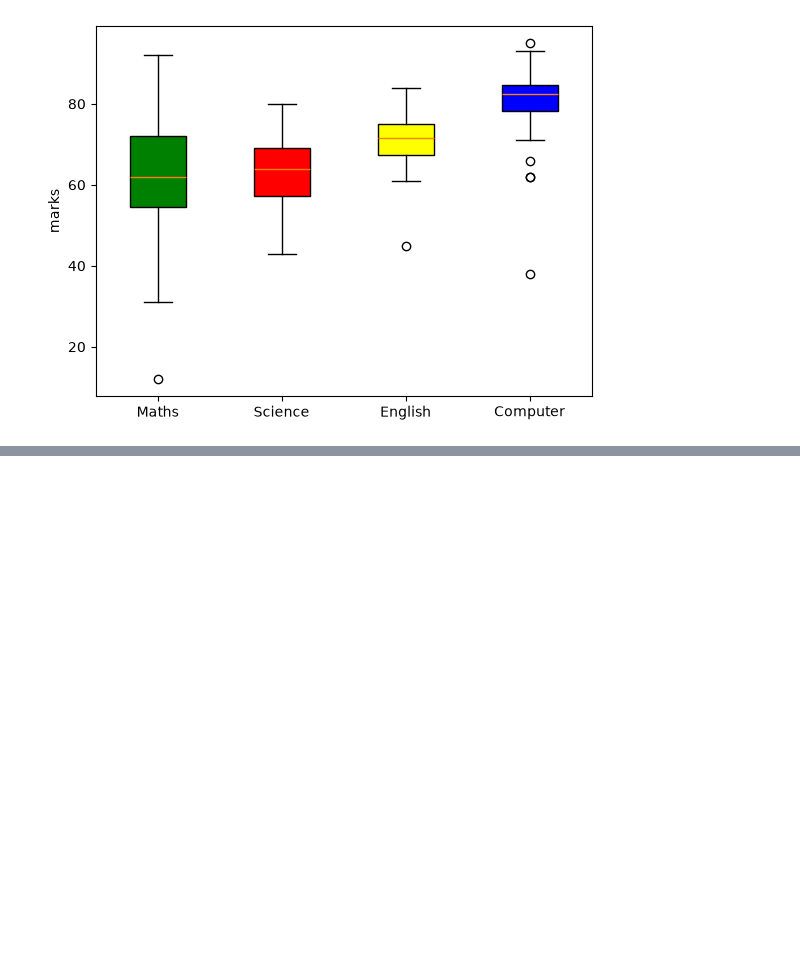
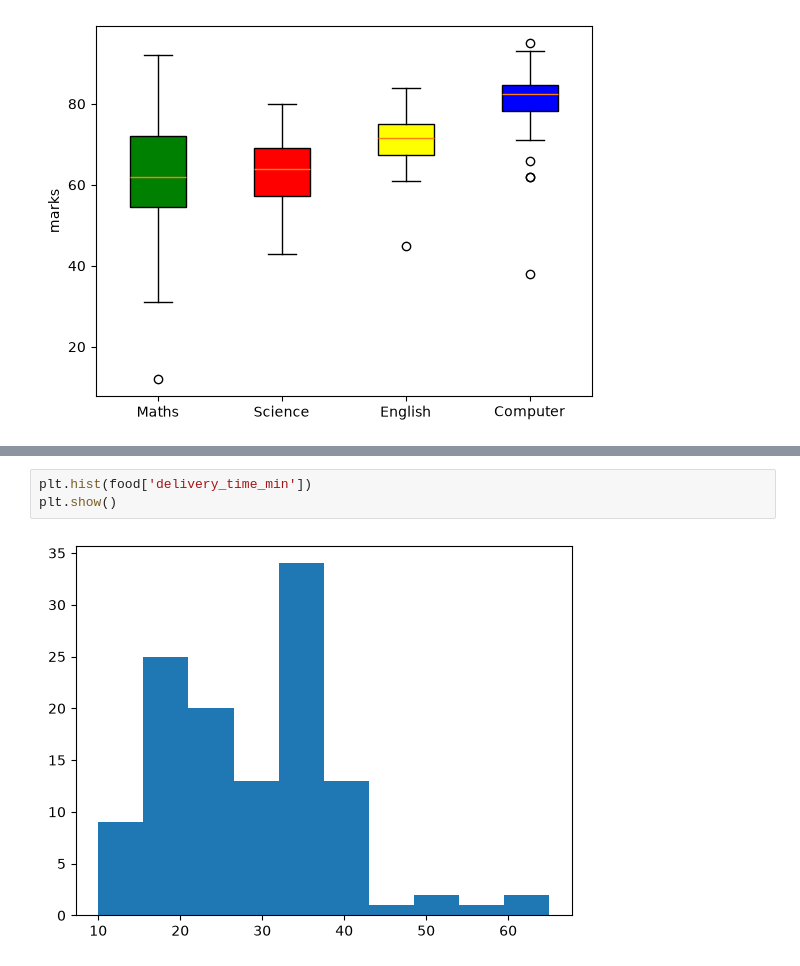
Before and after one commit to singh-amit-45/Data-Science, a Jupyter notebook: Libraries/Matplotlib/Matplotlib.ipynb, the cells around one changed output, grey strips where cells are left out. Saved outputs shown, nothing was run; the diff lists cells and outputs as text; blank space fills up the shorter version.

Commit message:
Add other types of chart

```diff
--- a/Libraries/Matplotlib/Matplotlib.ipynb
+++ b/Libraries/Matplotlib/Matplotlib.ipynb
@@ -480,0 +492,5 @@ plt.show()
+# %%
+plt.hist(food['delivery_time_min'])
+plt.show()
+# %% [output]
+[figure, added]
```
Also changed, not shown: parts of 11 cells of this notebook.
